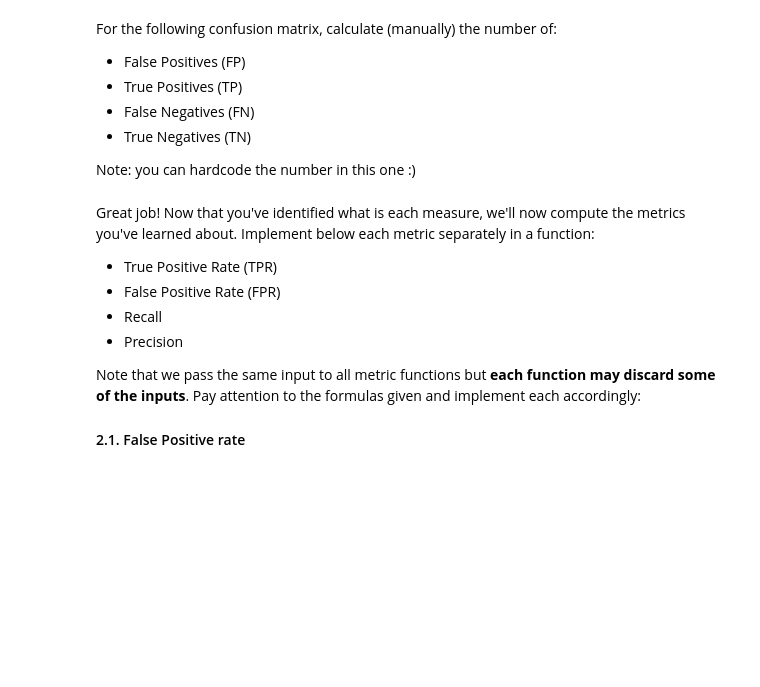
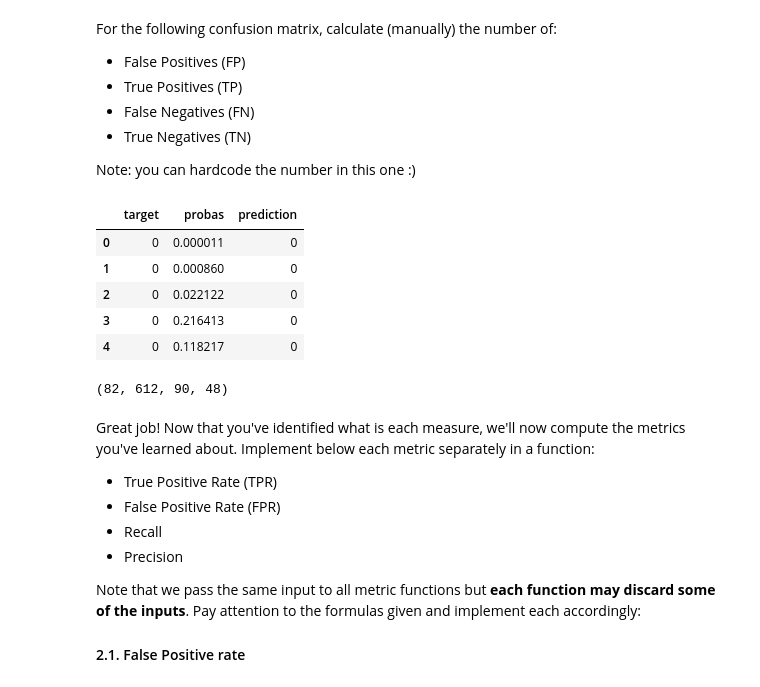
Before and after one commit to DarynaP/batch6-workspace, a Jupyter notebook: S01 - Bootcamp and Binary Classification 1/SLU10 - Metrics for Classification/Exercise notebook.ipynb, the cells around one changed output. Cells and saved outputs as stored; diff of their text form; code cells hidden in the pictures; blank space fills up the shorter version.

```diff
--- a/S01 - Bootcamp and Binary Classification 1/SLU10 - Metrics for Classification/Exercise notebook.ipynb
+++ b/S01 - Bootcamp and Binary Classification 1/SLU10 - Metrics for Classification/Exercise notebook.ipynb
@@ -136,6 +149,15 @@ For the following confusion matrix, calculate (manually) the number of:
 - True Negatives     (TN)
 
 Note: you can hardcode the number in this one :)
+# %%
+df.head(5)
+# %% [output]
+|  | target | probas | prediction |
+| 0 | 0 | 0.000011 | 0 |
+| 1 | 0 | 0.000860 | 0 |
+| 2 | 0 | 0.022122 | 0 |
+| 3 | 0 | 0.216413 | 0 |
+| 4 | 0 | 0.118217 | 0 |
 # %%
 def my_confusion_matrix_analysis():
     """
@@ -152,24 +174,30 @@ def my_confusion_matrix_analysis():
         false_negatives (int): number of false positives
 
     """
+    true_positives = 0
+    true_negatives = 0
+    false_positives = 0
+    false_negatives = 0
 
-    # true_positives = ...
-    # YOUR CODE HERE
-    raise NotImplementedError()
+    for i in range(len(df["target"])):
+        if df["target"][i] == 1 and df["prediction"][i] == 1:
+            true_positives += 1
 
-    # true_negatives = ...
-    # YOUR CODE HERE
-    raise NotImplementedError()
+        elif df["target"][i] == 0 and df["prediction"][i] == 0:
+            true_negatives += 1
 
-    # false_positives = ...
-    # YOUR CODE HERE
-    raise NotImplementedError()
+        elif df["target"][i] == 0 and df["prediction"][i] == 1:
+            false_positives += 1
 
-    # false_negatives = ...
-    # YOUR CODE HERE
-    raise NotImplementedError()
+        else:
+            false_negatives += 1
+
 
     return true_positives, true_negatives, false_positives, false_negatives
+
+my_confusion_matrix_analysis()
+# %% [output]
+(82, 612, 90, 48)
 # %%
 TP, TN, FP, FN = my_confusion_matrix_analysis()
 
```
Also changed, not shown: parts of 21 cells of this notebook.
